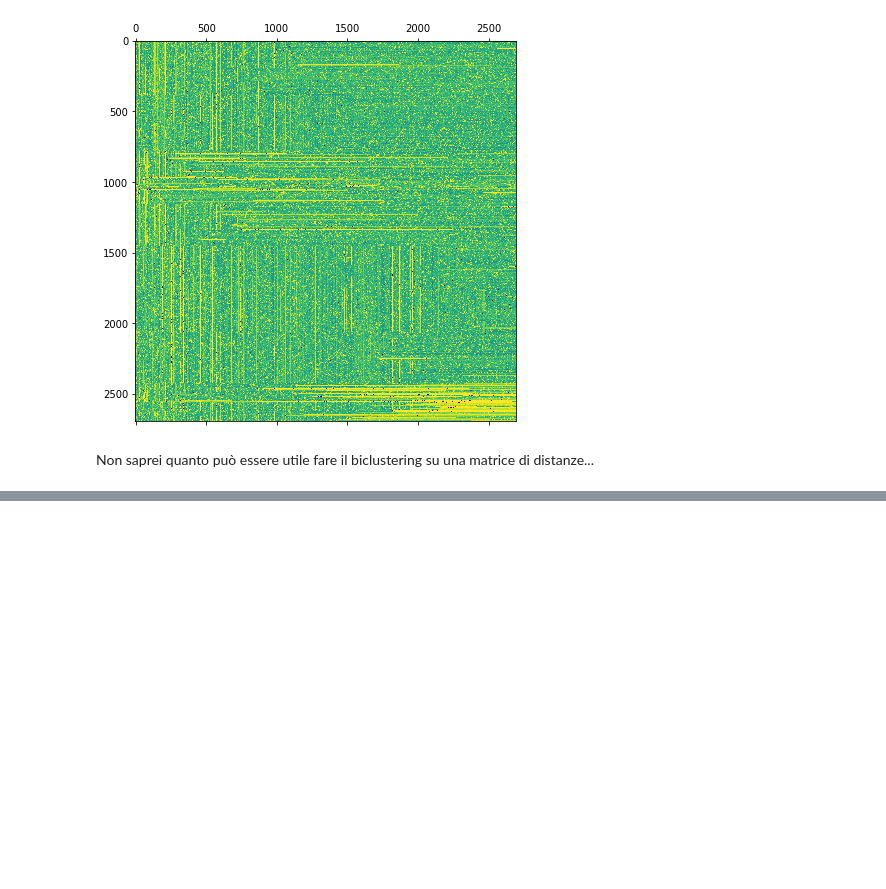
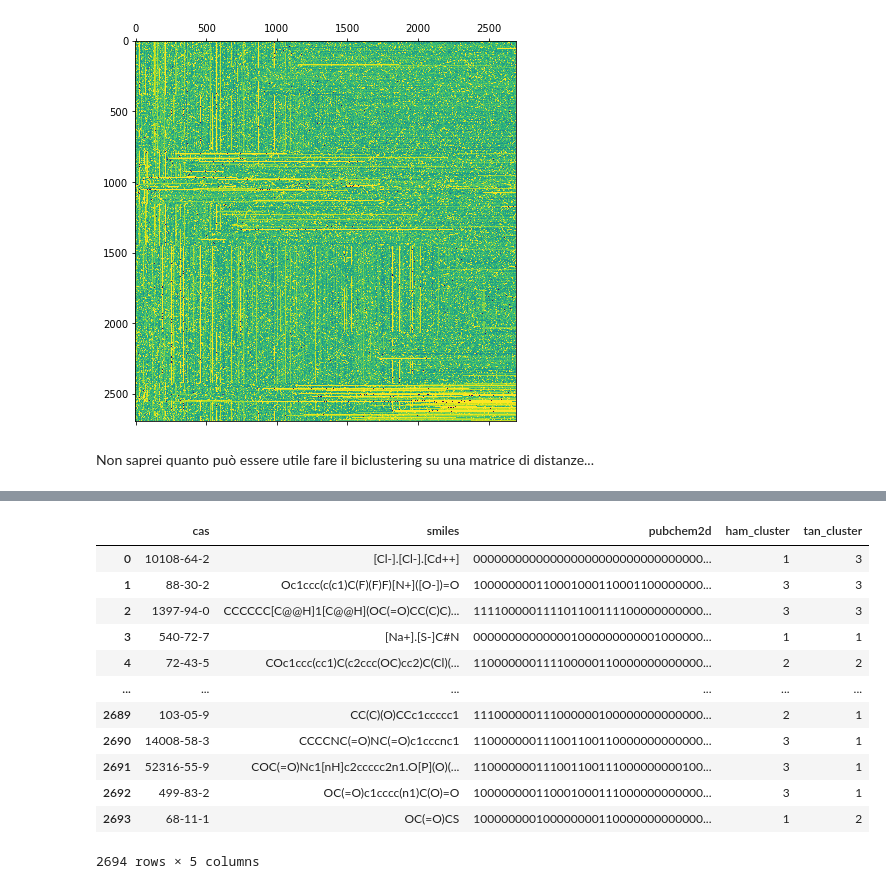
Before and after one commit to simonedambrosi/MLTOX-Simone, a Jupyter notebook: Script per tesi/Clustering -- Tanimoto, Hamming.ipynb, the cells around one changed output, grey strips where cells are left out. Cells and saved outputs as stored; diff of their text form; code cells hidden in the pictures; blank space fills up the shorter version.

```diff
--- a/Script per tesi/Clustering -- Tanimoto, Hamming.ipynb
+++ b/Script per tesi/Clustering -- Tanimoto, Hamming.ipynb
@@ -379,0 +474,17 @@ csp.to_csv('dataset_prova/cluster.csv')
+# %%
+cluster = pd.read_csv('dataset_prova/cluster.csv').drop(columns = 'Unnamed: 0')
+cluster
+# %% [output]
+|  | cas | smiles | pubchem2d | ham_cluster | tan_cluster |
+| 0 | 10108-64-2 | [Cl-].[Cl-].[Cd++] | 000000000000000000000000000000000... | 1 | 3 |
+| 1 | 88-30-2 | Oc1ccc(c(c1)C(F)(F)F)[N+]([O-])=O | 100000000110001000110001100000000... | 3 | 3 |
+| 2 | 1397-94-0 | CCCCCC[C@@H]1[C@@H](OC(=O)CC(C)C)... | 111100000111101100111100000000000... | 3 | 3 |
+| 3 | 540-72-7 | [Na+].[S-]C#N | 000000000000001000000000001000000... | 1 | 1 |
+| 4 | 72-43-5 | COc1ccc(cc1)C(c2ccc(OC)cc2)C(Cl)(... | 110000000111100000110000000000000... | 2 | 2 |
+| ... | ... | ... | ... | ... | ... |
+| 2689 | 103-05-9 | CC(C)(O)CCc1ccccc1 | 111000000111000000100000000000000... | 2 | 1 |
+| 2690 | 14008-58-3 | CCCCNC(=O)NC(=O)c1cccnc1 | 110000000111001100110000000000000... | 3 | 1 |
+| 2691 | 52316-55-9 | COC(=O)Nc1[nH]c2ccccc2n1.O[P](O)(... | 110000000111001100111000000000100... | 3 | 1 |
+| 2692 | 499-83-2 | OC(=O)c1cccc(n1)C(O)=O | 100000000110001000111000000000000... | 3 | 1 |
+| 2693 | 68-11-1 | OC(=O)CS | 100000000100000000110000000000000... | 1 | 2 |
+2694 rows × 5 columns
```
Also changed, not shown: parts of 16 cells of this notebook, 1 other file.
